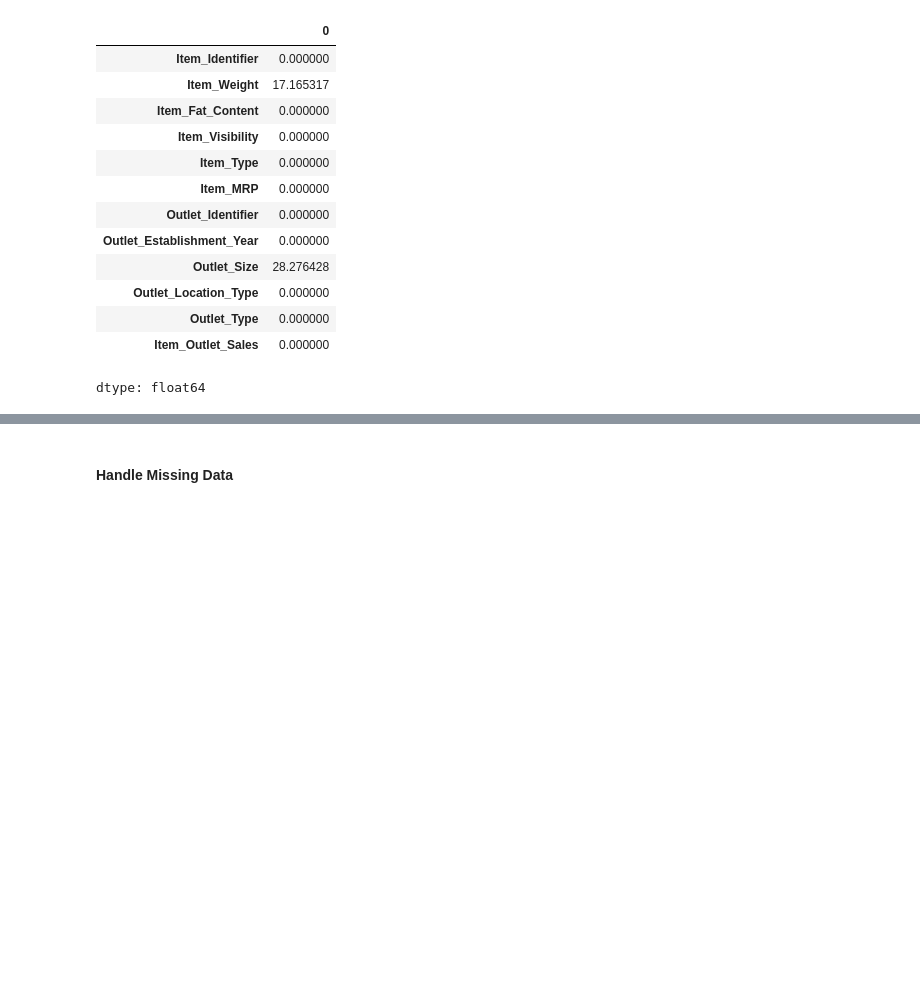
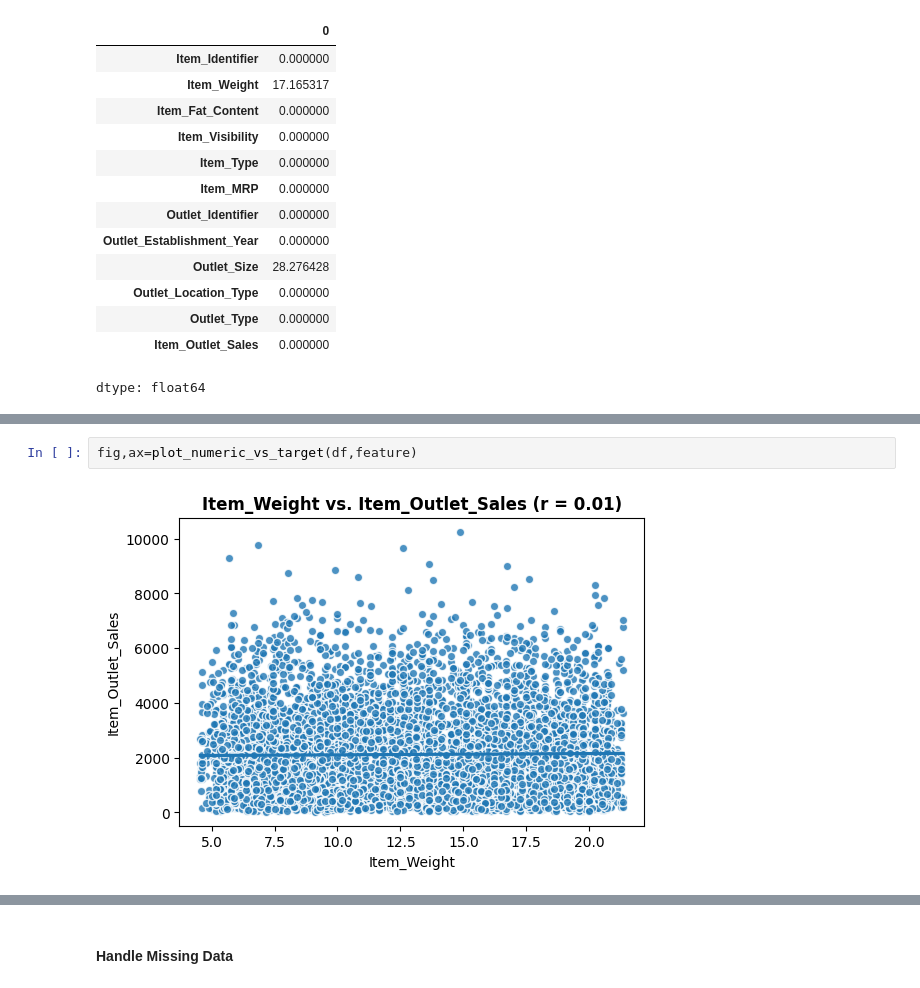
Before and after one commit to laramutair/Prediction-of-Product-Sales, a Jupyter notebook: Prediction_of_Product_Sales.ipynb, the cells around one changed output, grey strips where cells are left out. Drawn from its saved outputs; the diff is of its cells as text; blank space fills up the shorter version.

```diff
--- a/Prediction_of_Product_Sales.ipynb
+++ b/Prediction_of_Product_Sales.ipynb
@@ -203,0 +366,4 @@ dtype: int64
+# %%
+fig,ax=plot_numeric_vs_target(df,feature)
+# %% [output]
+[figure, added]
```
Also changed, not shown: parts of 25 cells of this notebook.
